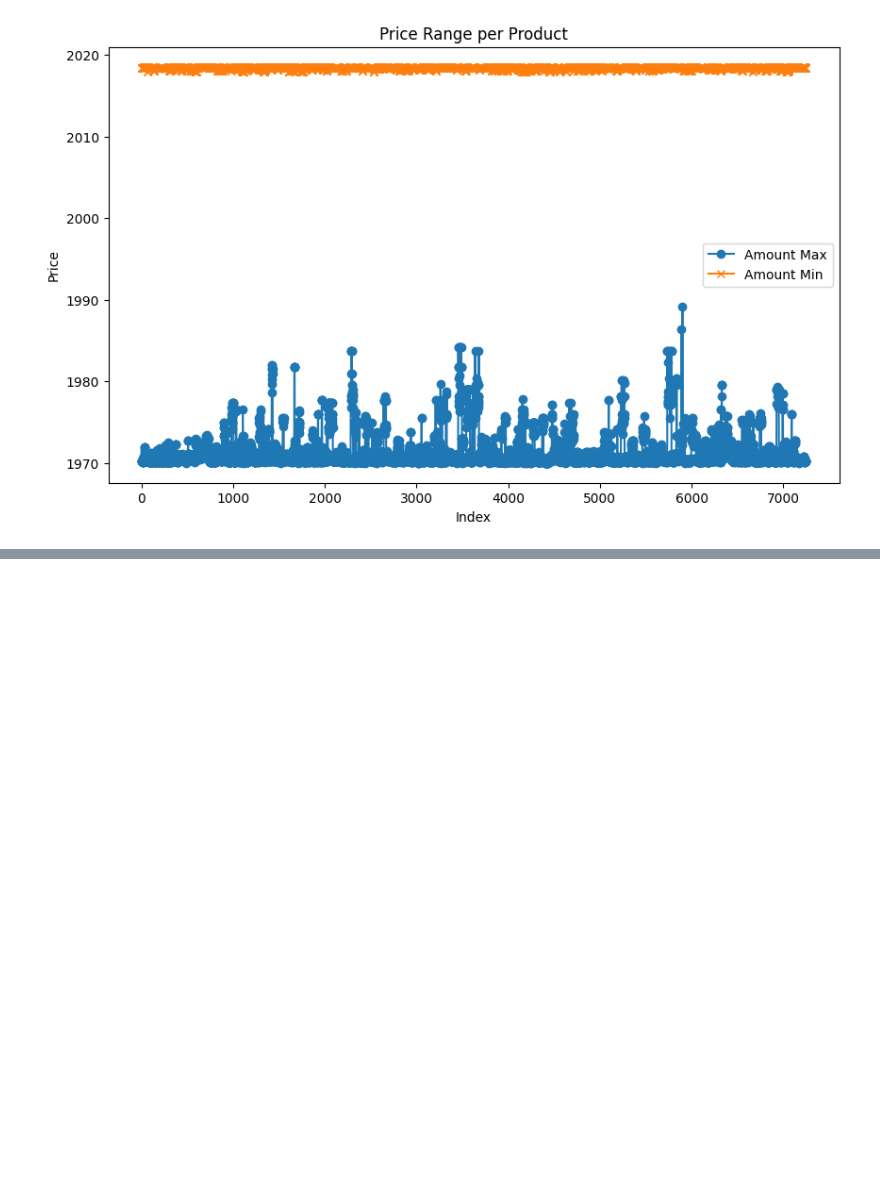
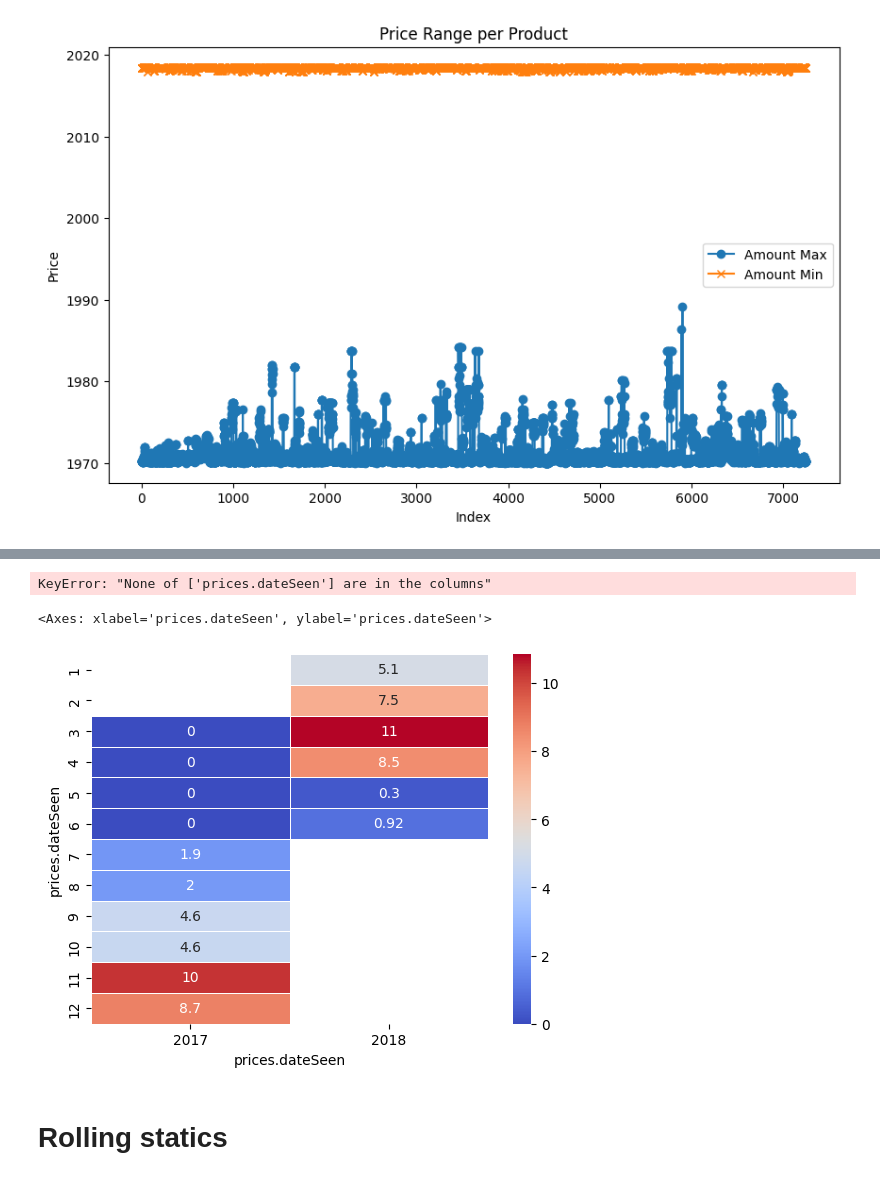
Before and after one commit to dealcatcher/jupyter-lab-models, a Jupyter notebook: sarima.ipynb, the cells around one changed output, grey strips where cells are left out. Cells and saved outputs as stored; diff of their text form; code cells hidden in the pictures; blank space fills up the shorter version.

```diff
--- a/sarima.ipynb
+++ b/sarima.ipynb
@@ -217,0 +220,18 @@ plt.show()
+# %%
+##df = df.set_index("prices.dateSeen").sort_index()
+
+## if You got this error "None of ['prices.dateSeen'] are in the columns"
+## then uncomment the above line
+plt.figure(figsize=(12, 6))
+df_pivot_table = df.pivot_table(values="discount_percent", index=df.index.month, columns=df.index.year, aggfunc="mean")
+print(df_pivot_table)
+# %% [output]
+KeyError: "None of ['prices.dateSeen'] are in the columns"
+# %%
+
+sns.heatmap(df_pivot_table, annot=True, cmap="coolwarm", linewidths=0.5)
+# %% [output]
+<Axes: xlabel='prices.dateSeen', ylabel='prices.dateSeen'>
+[figure, added]
+# %% [markdown]
+# Rolling statics
```
Also changed, not shown: parts of 7 cells of this notebook, 1 other file.
